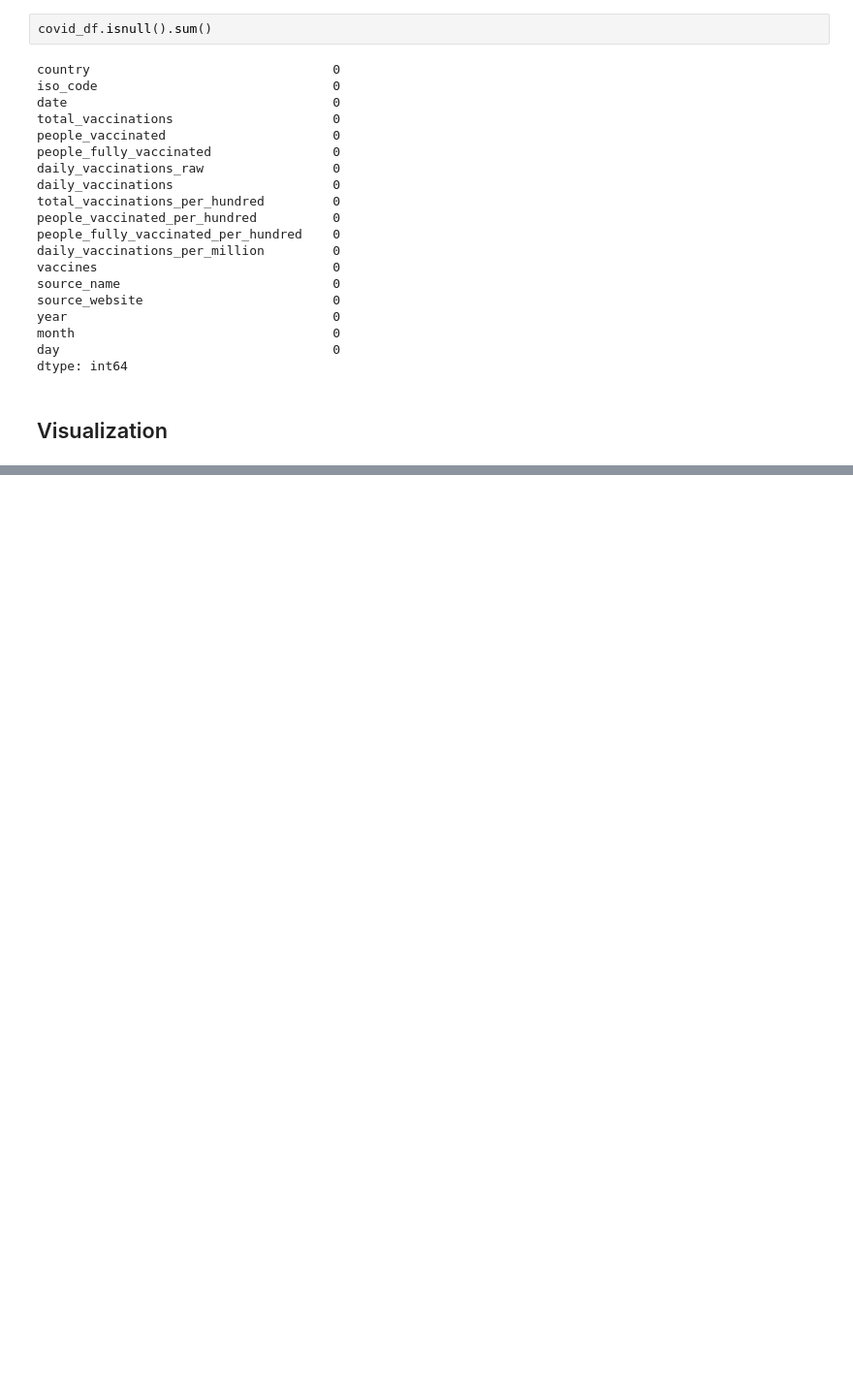
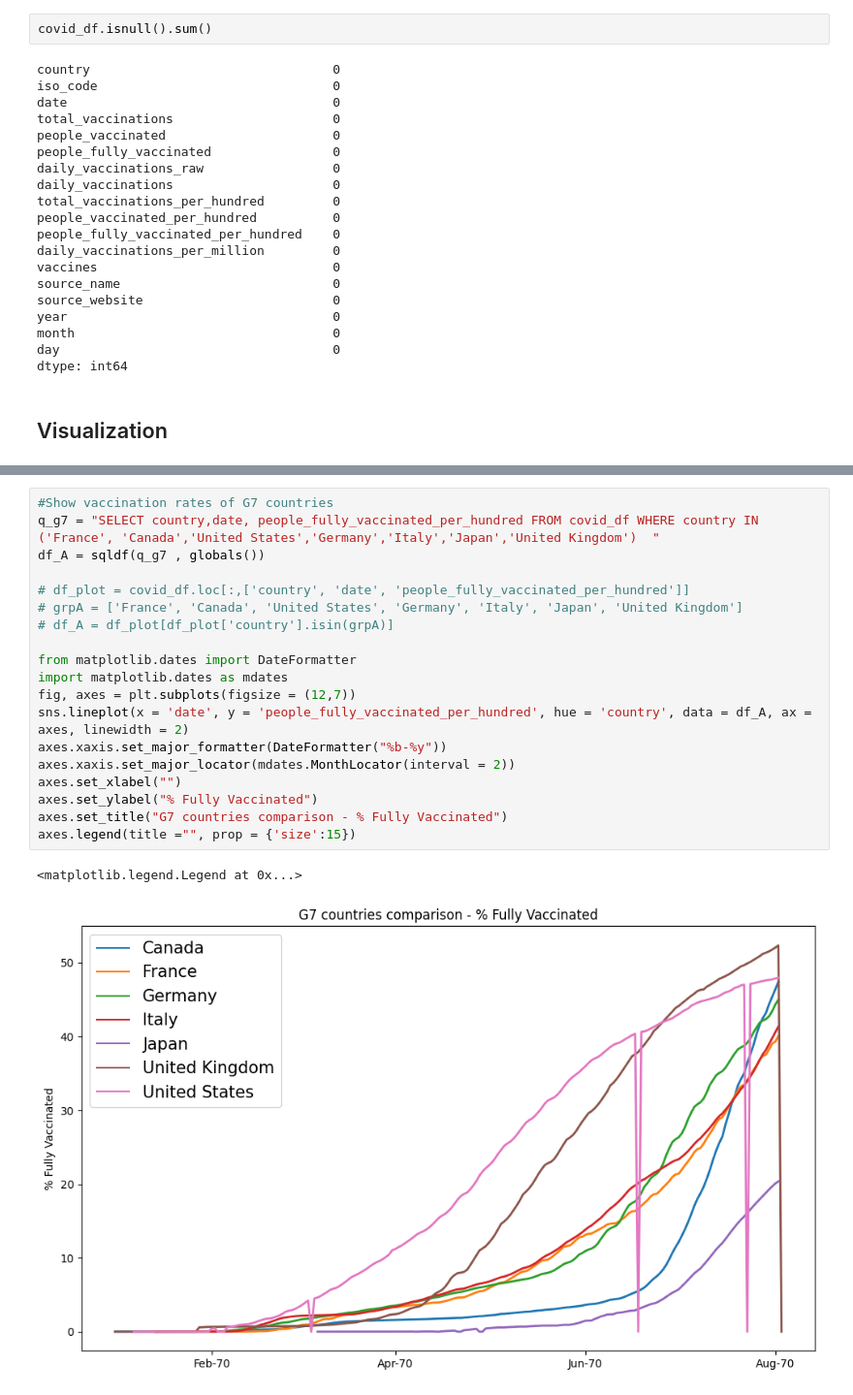
Before and after one commit to omidr1348/Covid_19, a Jupyter notebook: Covid Vaccination.ipynb, the cells around one changed output, grey strips where cells are left out. Shown at 97% size. Saved outputs shown, nothing was run; the diff lists cells and outputs as text; blank space fills up the shorter version.

```diff
--- a/Covid Vaccination.ipynb
+++ b/Covid Vaccination.ipynb
@@ -338,0 +406,22 @@ dtype: int64
+# %%
+#Show vaccination rates of G7 countries
+q_g7 = "SELECT country,date, people_fully_vaccinated_per_hundred FROM covid_df WHERE country IN ('France', 'Canada','United States','Germany','Italy','Japan','United Kingdom')  "
+df_A = sqldf(q_g7 , globals())
+
+# df_plot = covid_df.loc[:,['country', 'date', 'people_fully_vaccinated_per_hundred']]
+# grpA = ['France', 'Canada', 'United States', 'Germany', 'Italy', 'Japan', 'United Kingdom']
+# df_A = df_plot[df_plot['country'].isin(grpA)]
+
+from matplotlib.dates import DateFormatter
+import matplotlib.dates as mdates
+fig, axes = plt.subplots(figsize = (12,7))
+sns.lineplot(x = 'date', y = 'people_fully_vaccinated_per_hundred', hue = 'country', data = df_A, ax = axes, linewidth = 2)
+axes.xaxis.set_major_formatter(DateFormatter("%b-%y"))
+axes.xaxis.set_major_locator(mdates.MonthLocator(interval = 2))
+axes.set_xlabel("")
+axes.set_ylabel("% Fully Vaccinated")
+axes.set_title("G7 countries comparison - % Fully Vaccinated")
+axes.legend(title ="", prop = {'size':15})
+# %% [output]
+<matplotlib.legend.Legend at 0x...>
+[figure, added]
```
Also changed, not shown: parts of 14 cells of this notebook.
